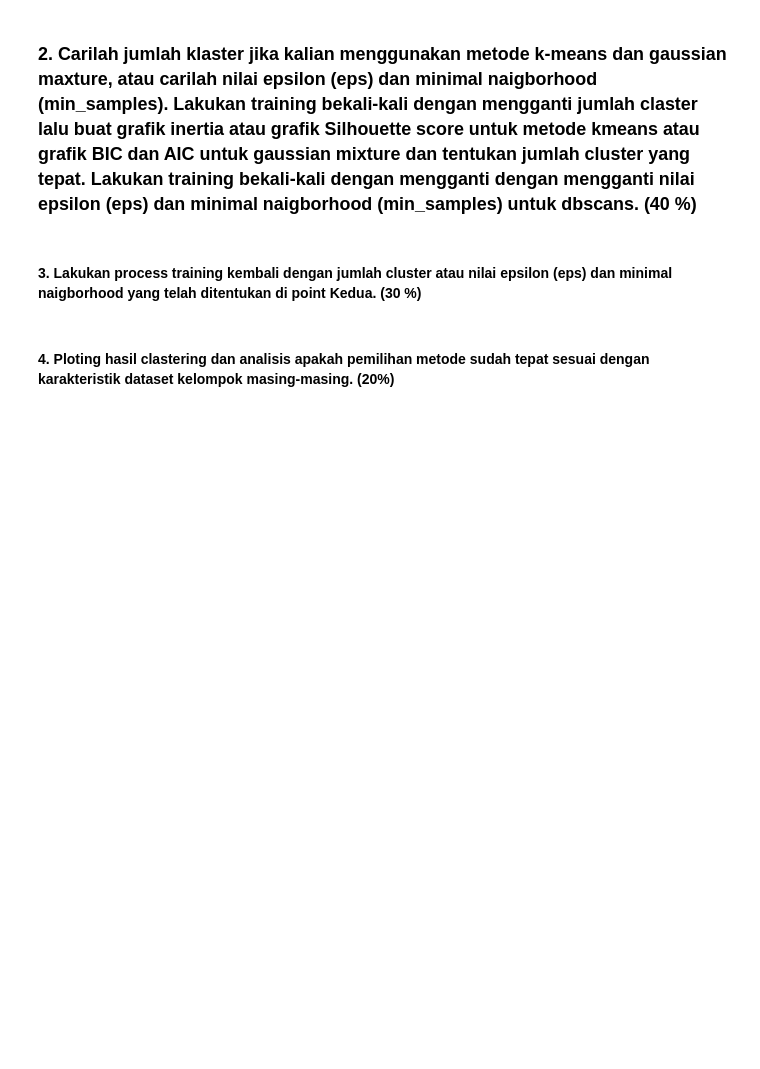
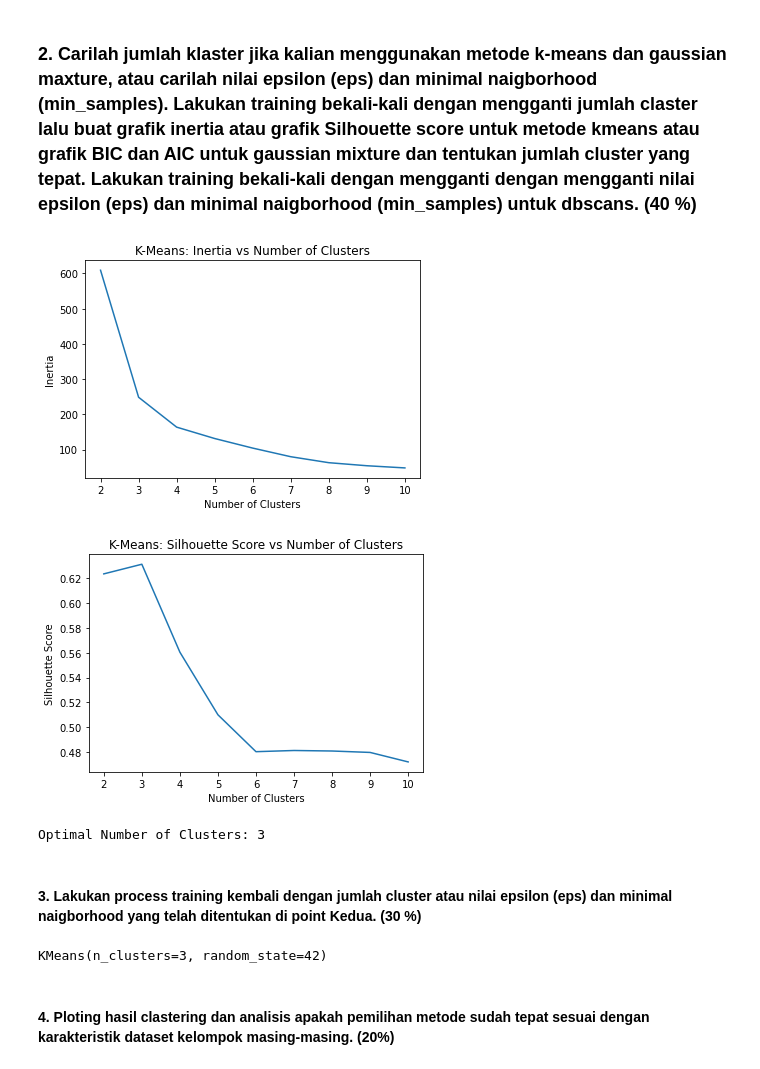
Before and after one commit to farisazizy/Artificial-Intelligence, a Jupyter notebook: SoalUASGenap2223.ipynb, the cells around one changed output. Drawn from its saved outputs; the diff is of its cells as text; code cells hidden in the pictures; blank space fills up the shorter version.

Commit message:
number 2 done all

```diff
--- a/SoalUASGenap2223.ipynb
+++ b/SoalUASGenap2223.ipynb
@@ -406,2 +399,55 @@ from sklearn.cluster import DBSCAN
+# %%
+from sklearn.mixture import GaussianMixture
+from sklearn.cluster import KMeans
+from sklearn.cluster import DBSCAN
+## Pilih salah satu metode diatas
+from sklearn.metrics import silhouette_score
+from sklearn.metrics import davies_bouldin_score
+from sklearn.metrics import pairwise_distances
+from sklearn.preprocessing import StandardScaler
+
+
+# Extract features
+X = data_train[['X1', 'X2']]
+
+# Define range of clusters to try
+min_clusters = 2
+max_clusters = 10
+
+# Store inertia and silhouette scores for each number of clusters
+inertia_values = []
+silhouette_scores = []
+
+## Lakukan training bekali-kali cari klaster terbaik
+for n_clusters in range(min_clusters, max_clusters + 1):
+    kmeans = KMeans(n_clusters=n_clusters, random_state=42)
+    kmeans.fit(X)
+    inertia_values.append(kmeans.inertia_)
+    silhouette_scores.append(silhouette_score(X, kmeans.labels_))
+
+scaler = StandardScaler()
+X_scaled = scaler.fit_transform(X)
+
+## KMeans = grafik inertia  atau grafik Silhouette score
+plt.plot(range(min_clusters, max_clusters + 1), inertia_values)
+plt.xlabel('Number of Clusters')
+plt.ylabel('Inertia')
+plt.title('K-Means: Inertia vs Number of Clusters')
+plt.show()
+
+## Grafik grafik inertia  atau grafik Silhouette score untuk KMeans atau grafik BIC dan AIC  untuk Gaussian mixture
+plt.plot(range(min_clusters, max_clusters + 1), silhouette_scores)
+plt.xlabel('Number of Clusters')
+plt.ylabel('Silhouette Score')
+plt.title('K-Means: Silhouette Score vs Number of Clusters')
+plt.show()
+
+# Lakukan training bekali-kali cari klaster terbaik dengan ploting hasil cluster
+optimal_clusters = silhouette_scores.index(max(silhouette_scores)) + min_clusters
+print("Optimal Number of Clusters:", optimal_clusters)
+# %% [output]
+[figure, added]
+[figure, added]
+Optimal Number of Clusters: 3
 # %% [markdown]
 #### 3. Lakukan process training kembali dengan jumlah cluster atau nilai epsilon (eps) dan minimal naigborhood yang telah ditentukan di point Kedua. (30 %)
@@ -410,2 +454,12 @@ from sklearn.cluster import DBSCAN
+# %%
+## Jawaban diatas
+
+num_clusters = 3
+
+# Perform training with the specified number of clusters
+kmeans = KMeans(n_clusters=num_clusters, random_state=42)
+kmeans.fit(X)
+# %% [output]
+KMeans(n_clusters=3, random_state=42)
 # %% [markdown]
 #### 4. Ploting hasil clastering dan analisis apakah pemilihan metode sudah tepat sesuai dengan karakteristik dataset kelompok masing-masing. (20%)
```
Also changed, not shown: parts of 12 cells of this notebook, 1 other file.
